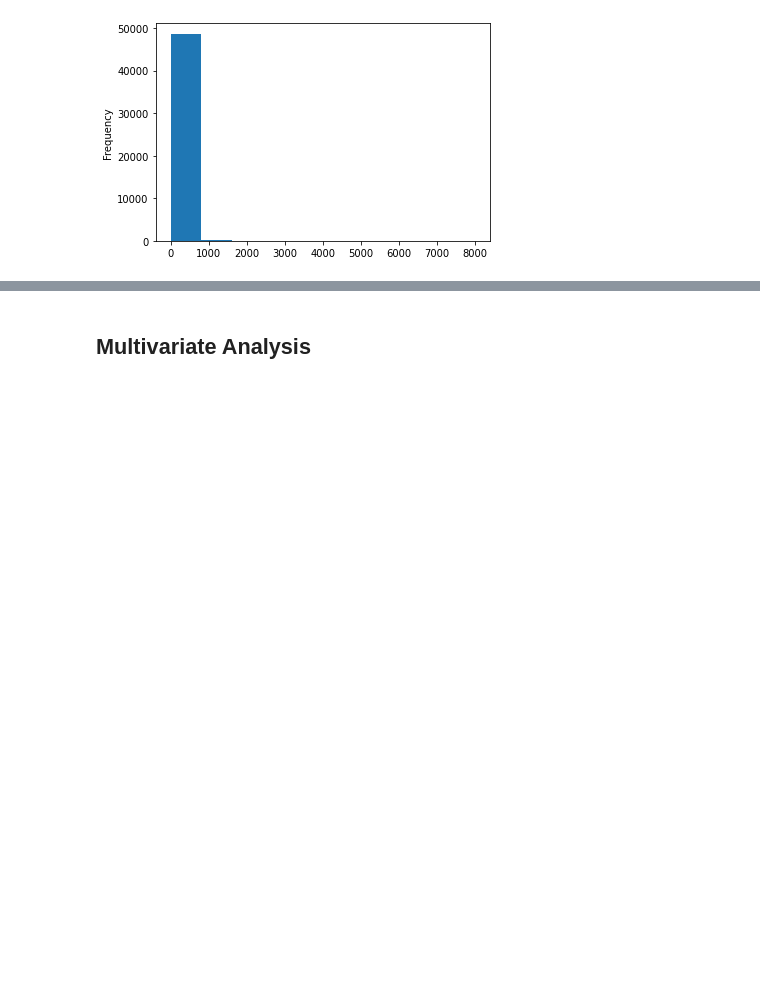
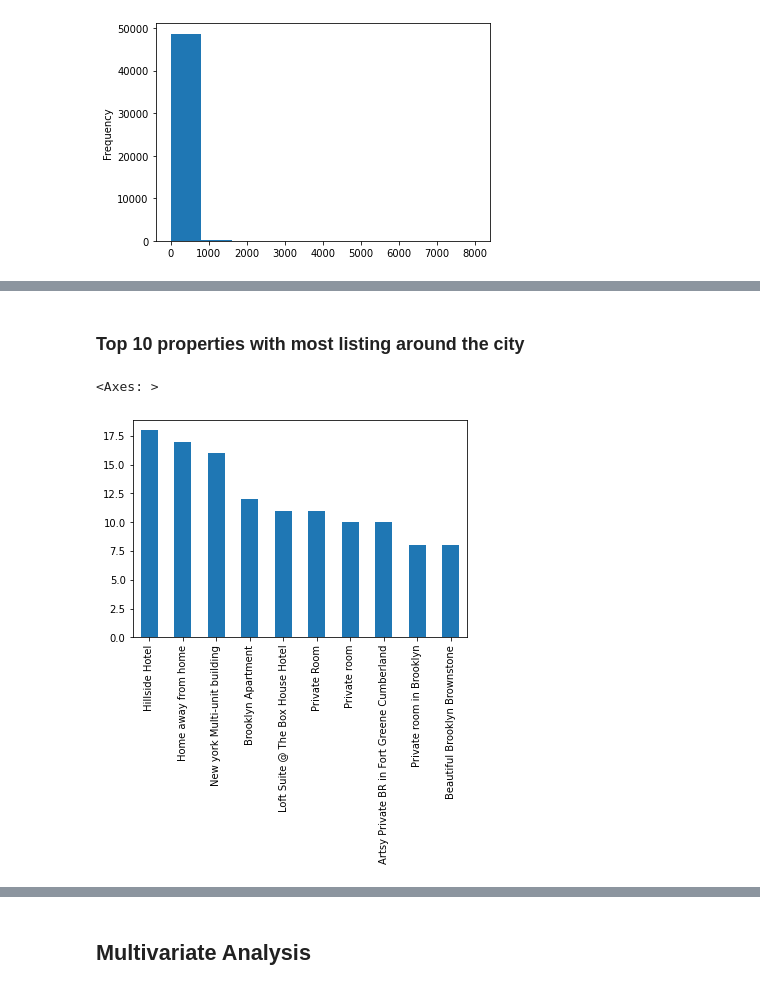
Before and after one commit to sidpatondikar/CAPSTONE-Airbnb-Booking-Analysis-Siddharth-Patondikar, a Jupyter notebook: Individual_notebook.ipynb, the cells around one changed output, grey strips where cells are left out. Cells and saved outputs as stored; diff of their text form; code cells hidden in the pictures; blank space fills up the shorter version.

```diff
--- a/Individual_notebook.ipynb
+++ b/Individual_notebook.ipynb
@@ -298,0 +323,7 @@ See the caveats in the documentation: https://pandas.pydata.org/pandas-docs/stab
+# %% [markdown]
+### Top 10 properties with most listing around the city
+# %%
+df3.name.value_counts().head(10).plot(kind='bar')
+# %% [output]
+<Axes: >
+[figure, added]
```
Also changed, not shown: parts of 26 cells of this notebook.
